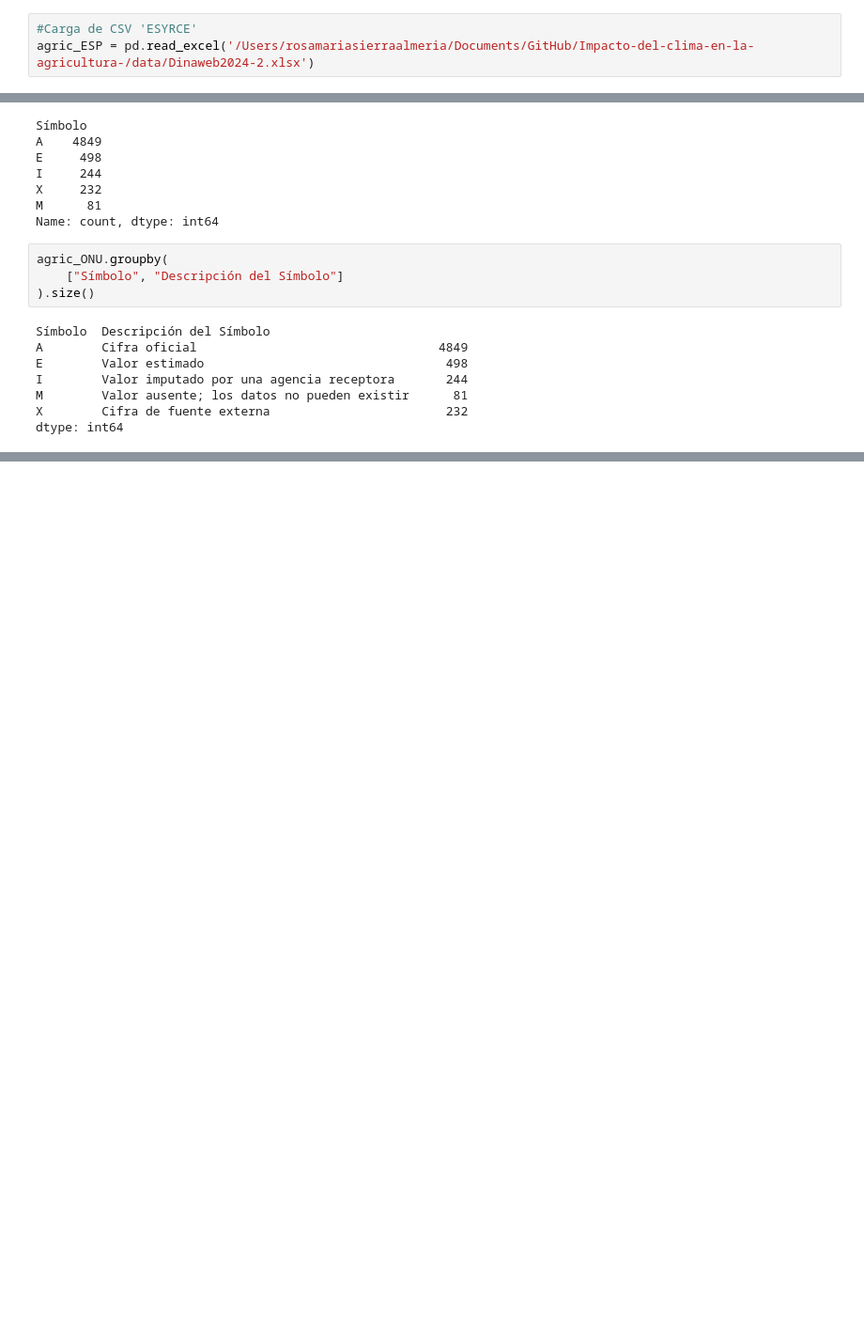
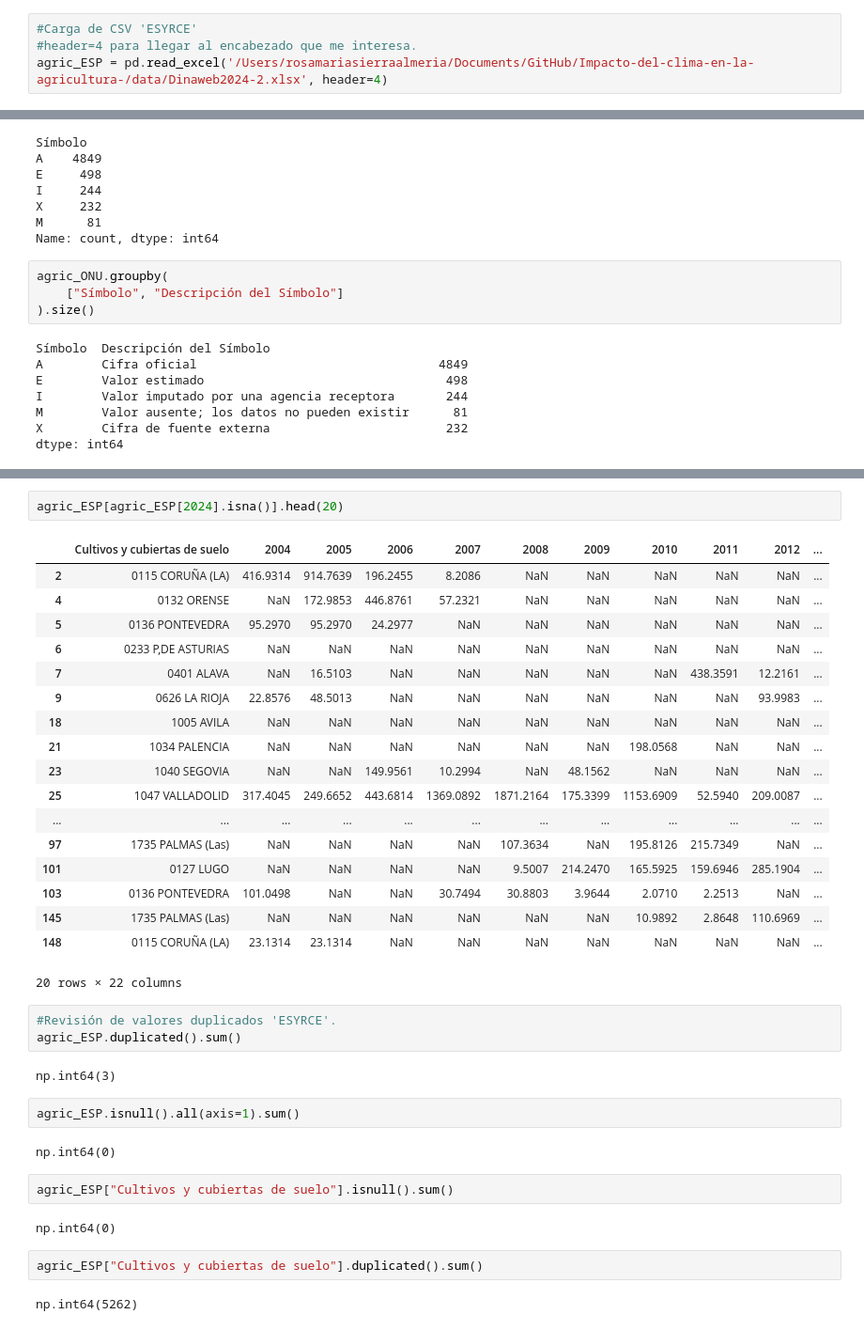
Before and after one commit to RosaSierr0609/Impacto-del-clima-en-la-agricultura-, a Jupyter notebook: 1. Exploración_preprocesamiento.ipynb, the cells around one changed output, grey strips where cells are left out. Shown at 94% size. Cells and saved outputs as stored; diff of their text form; blank space fills up the shorter version.

Commit message:
Gestión de nulos y duplicados II
Revisión de nulos y duplicados del segundo dataset ESYRCE

```diff
--- a/1. Exploración_preprocesamiento.ipynb
+++ b/1. Exploración_preprocesamiento.ipynb
@@ -21,4 +23,5 @@ clima_NASA = pd.read_csv(
 )
 # %%
 #Carga de CSV 'ESYRCE'
-agric_ESP = pd.read_excel('/Users/rosamariasierraalmeria/Documents/GitHub/Impacto-del-clima-en-la-agricultura-/data/Dinaweb2024-2.xlsx')
+#header=4 para llegar al encabezado que me interesa.
+agric_ESP = pd.read_excel('/Users/rosamariasierraalmeria/Documents/GitHub/Impacto-del-clima-en-la-agricultura-/data/Dinaweb2024-2.xlsx', header=4)
@@ -146,0 +212,38 @@ np.int64(0)
+# %%
+agric_ESP[agric_ESP[2024].isna()].head(20)
+# %% [output]
+|  | Cultivos y cubiertas de suelo | 2004 | 2005 | 2006 | 2007 | 2008 | 2009 | 2010 | 2011 | 2012 | ... |
+| 2 | 0115 CORUÑA (LA) | 416.9314 | 914.7639 | 196.2455 | 8.2086 | NaN | NaN | NaN | NaN | NaN | ... |
+| 4 | 0132 ORENSE | NaN | 172.9853 | 446.8761 | 57.2321 | NaN | NaN | NaN | NaN | NaN | ... |
+| 5 | 0136 PONTEVEDRA | 95.2970 | 95.2970 | 24.2977 | NaN | NaN | NaN | NaN | NaN | NaN | ... |
+| 6 | 0233 P,DE ASTURIAS | NaN | NaN | NaN | NaN | NaN | NaN | NaN | NaN | NaN | ... |
+| 7 | 0401 ALAVA | NaN | 16.5103 | NaN | NaN | NaN | NaN | NaN | 438.3591 | 12.2161 | ... |
+| 9 | 0626 LA RIOJA | 22.8576 | 48.5013 | NaN | NaN | NaN | NaN | NaN | NaN | 93.9983 | ... |
+| 18 | 1005 AVILA | NaN | NaN | NaN | NaN | NaN | NaN | NaN | NaN | NaN | ... |
+| 21 | 1034 PALENCIA | NaN | NaN | NaN | NaN | NaN | NaN | 198.0568 | NaN | NaN | ... |
+| 23 | 1040 SEGOVIA | NaN | NaN | 149.9561 | 10.2994 | NaN | 48.1562 | NaN | NaN | NaN | ... |
+| 25 | 1047 VALLADOLID | 317.4045 | 249.6652 | 443.6814 | 1369.0892 | 1871.2164 | 175.3399 | 1153.6909 | 52.5940 | 209.0087 | ... |
+| ... | ... | ... | ... | ... | ... | ... | ... | ... | ... | ... | ... |
+| 97 | 1735 PALMAS (Las) | NaN | NaN | NaN | NaN | 107.3634 | NaN | 195.8126 | 215.7349 | NaN | ... |
+| 101 | 0127 LUGO | NaN | NaN | NaN | NaN | 9.5007 | 214.2470 | 165.5925 | 159.6946 | 285.1904 | ... |
+| 103 | 0136 PONTEVEDRA | 101.0498 | NaN | NaN | 30.7494 | 30.8803 | 3.9644 | 2.0710 | 2.2513 | NaN | ... |
+| 145 | 1735 PALMAS (Las) | NaN | NaN | NaN | NaN | NaN | NaN | 10.9892 | 2.8648 | 110.6969 | ... |
+| 148 | 0115 CORUÑA (LA) | 23.1314 | 23.1314 | NaN | NaN | NaN | NaN | NaN | NaN | NaN | ... |
+20 rows × 22 columns
+# %%
+#Revisión de valores duplicados 'ESYRCE'.
+agric_ESP.duplicated().sum()
+# %% [output]
+np.int64(3)
+# %%
+agric_ESP.isnull().all(axis=1).sum()
+# %% [output]
+np.int64(0)
+# %%
+agric_ESP["Cultivos y cubiertas de suelo"].isnull().sum()
+# %% [output]
+np.int64(0)
+# %%
+agric_ESP["Cultivos y cubiertas de suelo"].duplicated().sum()
+# %% [output]
+np.int64(5262)
```
Also changed, not shown: parts of 11 cells of this notebook.
